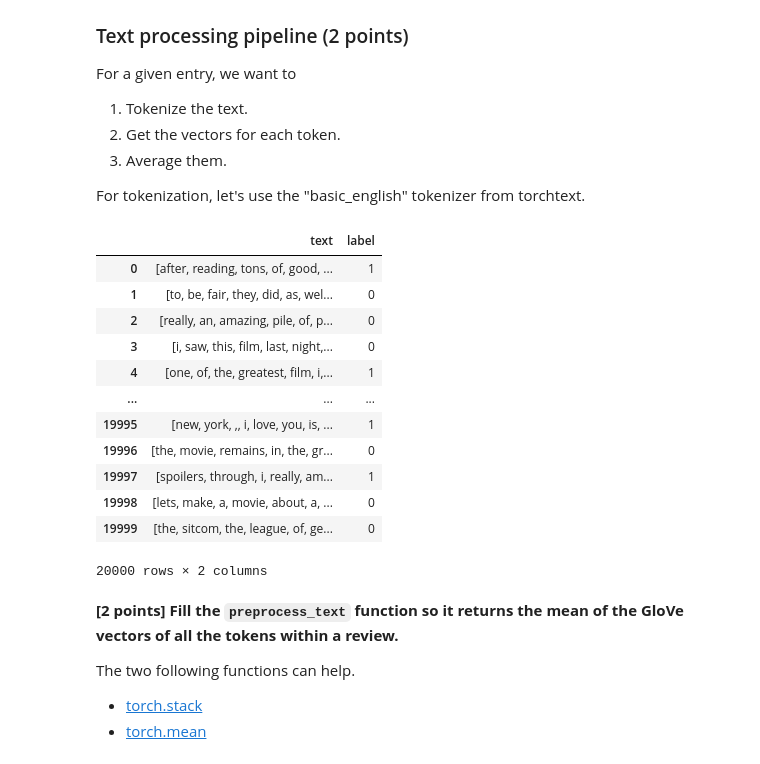
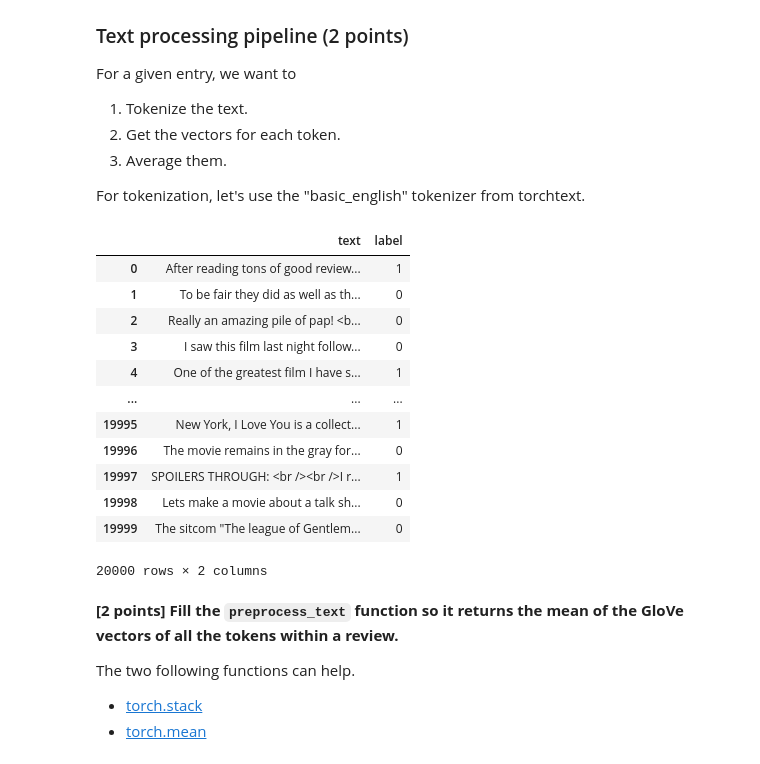
Before and after one commit to meliioko/nlp_tp_3, a Jupyter notebook: fill_your_own_glove.ipynb, the cells around one changed output. Cells and saved outputs as stored; diff of their text form; code cells hidden in the pictures.

```diff
--- a/fill_your_own_glove.ipynb
+++ b/fill_your_own_glove.ipynb
@@ -114,19 +115,18 @@ data = pd.DataFrame(train_df)
 # %%
 tokenizer = get_tokenizer("basic_english", language="en")
 data = pd.DataFrame(train_df)
-data.text = data.text.apply(lambda x : tokenizer(x))
 data
 # %% [output]
 |  | text | label |
-| 0 | [after, reading, tons, of, good, ... | 1 |
-| 1 | [to, be, fair, they, did, as, wel... | 0 |
-| 2 | [really, an, amazing, pile, of, p... | 0 |
-| 3 | [i, saw, this, film, last, night,... | 0 |
-| 4 | [one, of, the, greatest, film, i,... | 1 |
+| 0 | After reading tons of good review... | 1 |
+| 1 | To be fair they did as well as th... | 0 |
+| 2 | Really an amazing pile of pap! <b... | 0 |
+| 3 | I saw this film last night follow... | 0 |
+| 4 | One of the greatest film I have s... | 1 |
 | ... | ... | ... |
-| 19995 | [new, york, ,, i, love, you, is, ... | 1 |
-| 19996 | [the, movie, remains, in, the, gr... | 0 |
-| 19997 | [spoilers, through, i, really, am... | 1 |
-| 19998 | [lets, make, a, movie, about, a, ... | 0 |
-| 19999 | [the, sitcom, the, league, of, ge... | 0 |
+| 19995 | New York, I Love You is a collect... | 1 |
+| 19996 | The movie remains in the gray for... | 0 |
+| 19997 | SPOILERS THROUGH: <br /><br />I r... | 1 |
+| 19998 | Lets make a movie about a talk sh... | 0 |
+| 19999 | The sitcom "The league of Gentlem... | 0 |
 20000 rows × 2 columns
```
Also changed, not shown: parts of 14 cells of this notebook.
